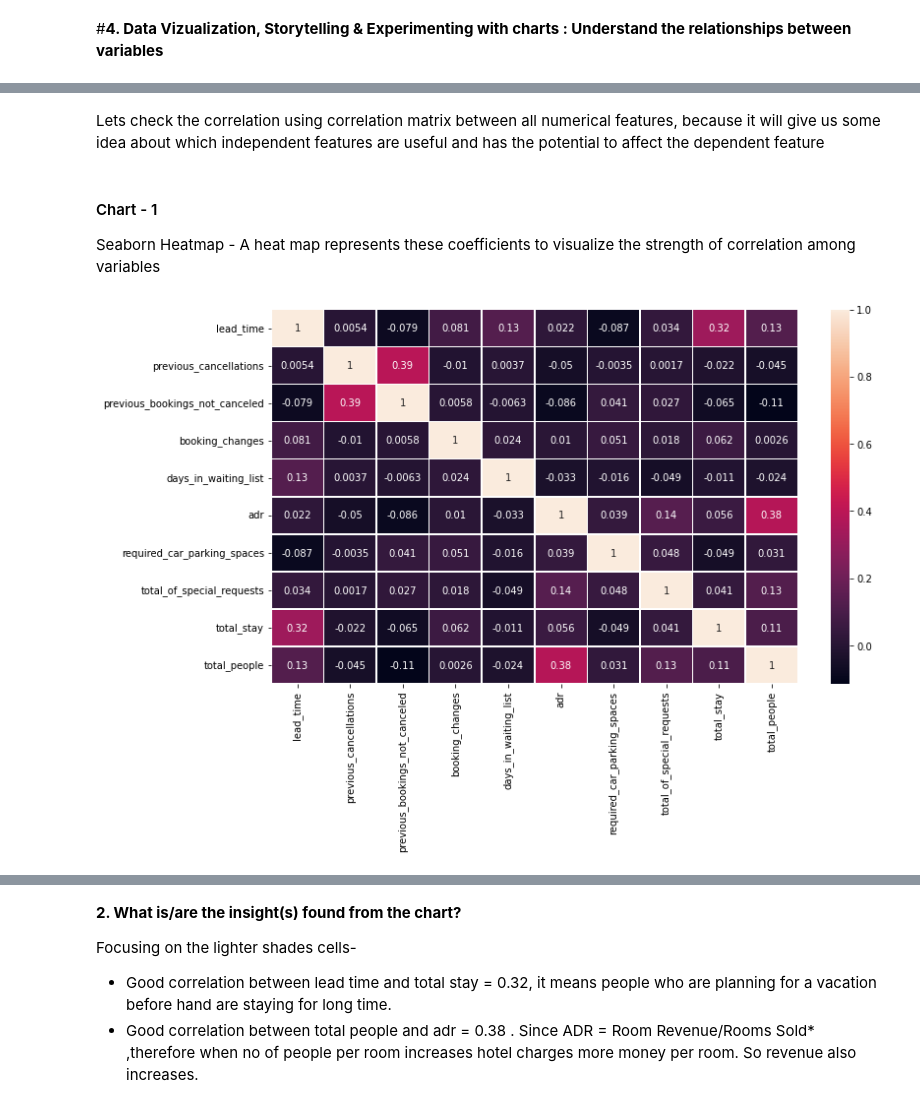
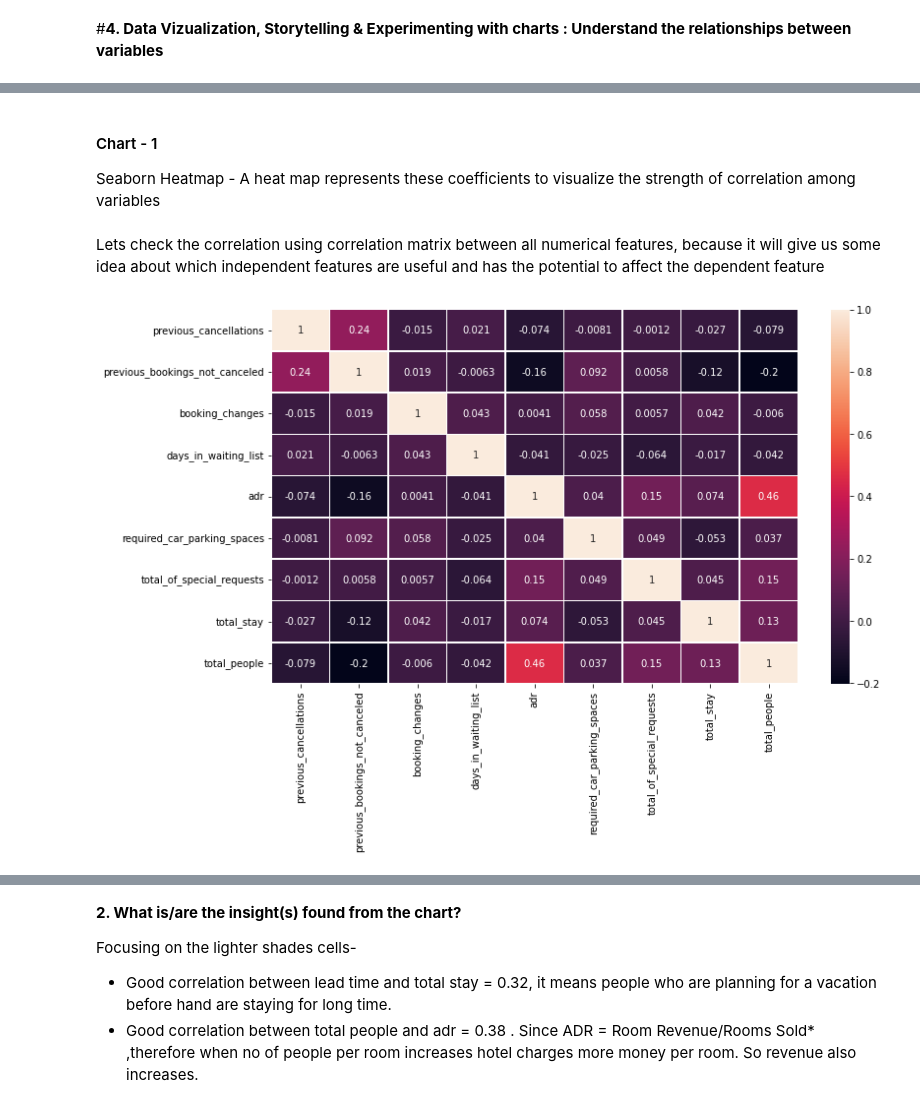
Before and after one commit to aswinijena3459/Hotel-Booking-analysis-EDA, a Jupyter notebook: Hotel_Bookings_Analysis.ipynb, the cells around one changed output, grey strips where cells are left out. Cells and saved outputs as stored; diff of their text form; code cells hidden in the pictures.

```diff
--- a/Hotel_Bookings_Analysis.ipynb
+++ b/Hotel_Bookings_Analysis.ipynb
@@ -628,0 +847,3 @@ df1['total_people'] = df1['adults']+df1['children']+df1['babies']
+# %%
+df1['is_canceled']=np.where(df1['is_canceled']== '0' ,'not_cancelled','cancelled')      ###changing the categories to cancelled and not cancelled
+df1['is_repeated_guest']=np.where(df1['is_repeated_guest']== '0' ,'not_repeated','repeated')    ###changing the categories to repeated or not repeated
@@ -628,0 +852,8 @@ df1['total_people'] = df1['adults']+df1['children']+df1['babies']
+# %%
+df1['is_canceled']=df1['is_canceled'].astype('str')    #### changing datatypes from int64 to string
+df1['is_repeated_guest']=df1['is_repeated_guest'].astype('str')
+df1['arrival_date_day_of_month']=df1['arrival_date_day_of_month'].astype('str')
+df1['arrival_date_year']=df1['arrival_date_year'].astype('str')
+df1['arrival_date_week_number']=df1['arrival_date_week_number'].astype('str')
+df1['agent']=df1['agent'].astype('str')
+df1['company']=df1['company'].astype('str')
@@ -638,3 +921,7 @@ First of all we need to distinguish between categorical and numerical features t
 # %%
-numerical_features=df1[['lead_time','previous_cancellations','previous_bookings_not_canceled','booking_changes','days_in_waiting_list','adr','required_car_parking_spaces','total_of_special_requests','total_stay','total_people']]
-numerical_features.dtypes
+numerical_features=['previous_cancellations','previous_bookings_not_canceled','booking_changes','days_in_waiting_list',
+                       'adr','required_car_parking_spaces','total_of_special_requests','total_stay','total_people']
+
+categorical_columns=['hotel','is_canceled','arrival_date_year','arrival_date_month','arrival_date_week_number',
+ 'arrival_date_day_of_month','meal','country','market_segment','distribution_channel','is_repeated_guest',
+ 'reserved_room_type','assigned_room_type','deposit_type','agent','company','customer_type','reservation_status']
@@ -667,0 +942,4 @@ dtype: object
+# %%
+sns.set_style('darkgrid')  # set the background style of the plot
+sns.countplot(x ='hotel',hue='is_canceled', data = df1,palette ='plasma')
+plt.show()
@@ -668,16 +954,16 @@ dtype: object
+# %% [markdown]
+#### Chart - 1
+Seaborn Heatmap -
+A heat map represents these coefficients to visualize the strength of correlation among variables
 # %% [markdown]
 Lets check the correlation using correlation matrix between all numerical features, because it will give us some idea about which independent features are useful and has the potential to affect the dependent feature
-# %% [markdown]
-#### Chart - 1
-Seaborn Heatmap -
-A heat map represents these coefficients to visualize the strength of correlation among variables
 # %%
-corr=numerical_features.corr()
+corr=df1[numerical_features].corr()
 f, ax = plt.subplots(figsize=(12, 7))
 sns.heatmap(corr, annot=True, linewidth=.5)
 plt.show()
 # %% [output]
-[figure, old version]
+[figure, new version]
 # %%
 corr[corr['total_stay'] > 0.05]['total_stay']
 ### Trying to check with which variables the correlation of total_stay is more than 0.05
```
Also changed, not shown: parts of 63 cells of this notebook.
